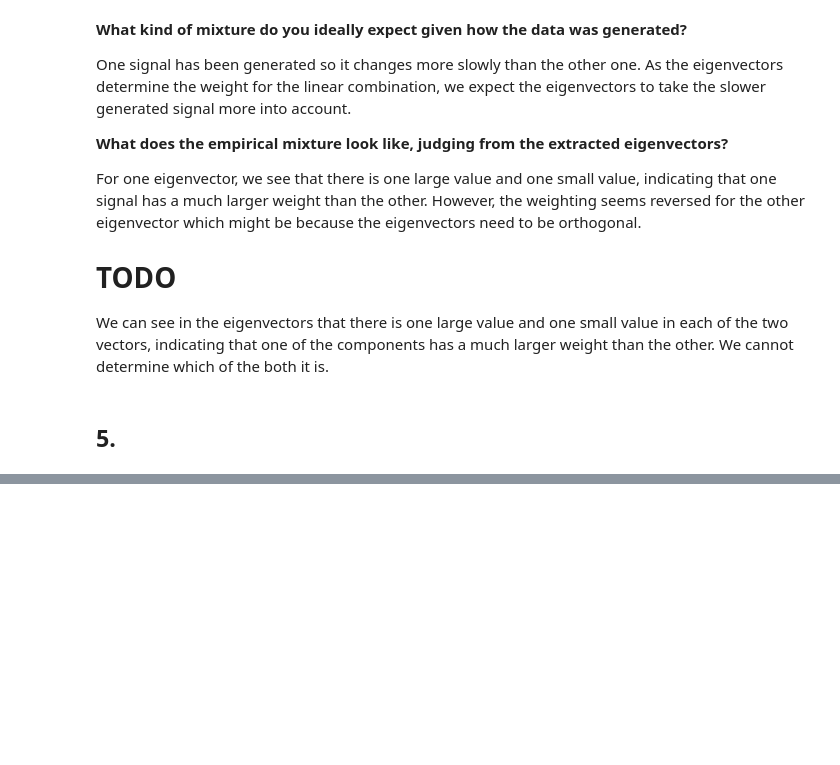
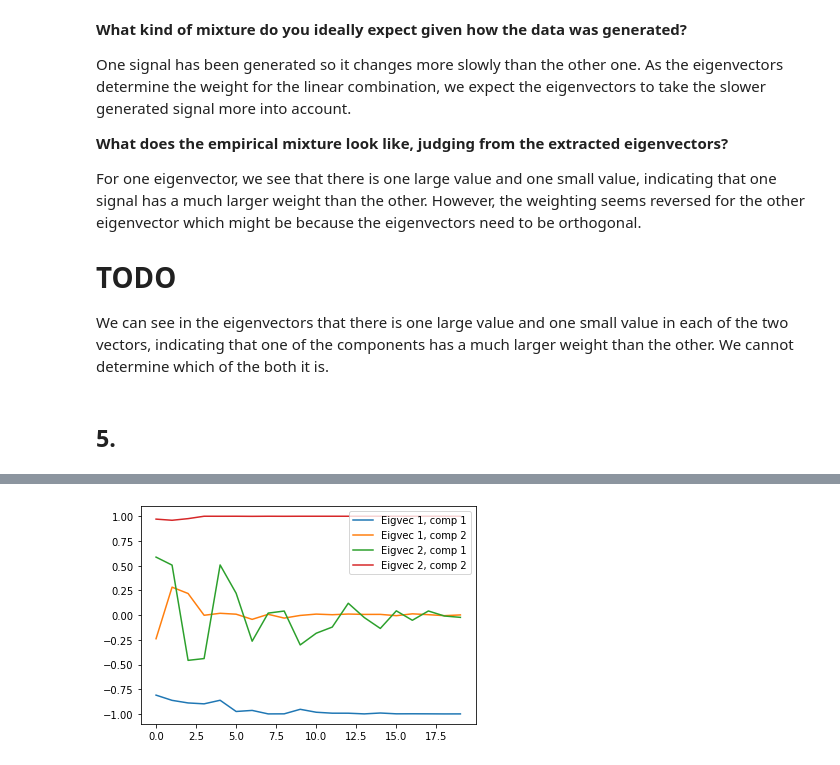
Before and after one commit to DorotheaMueller/mhbf, a Jupyter notebook: ex_2_budding_mueller.ipynb, the cells around one changed output, grey strips where cells are left out. Cells and saved outputs as stored; diff of their text form; code cells hidden in the pictures; blank space fills up the shorter version.

```diff
--- a/ex_2_budding_mueller.ipynb
+++ b/ex_2_budding_mueller.ipynb
@@ -103,19 +101,4 @@ For one eigenvector, we see that there is one large value and one small value, i
 We can see in the eigenvectors that there is one large value and one small value in each of the two vectors, indicating that one of the components has a much larger weight than the other. We cannot determine which of the both it is.
 # %% [markdown]
 ## 5.
-# %%
-def linear_SFA(sample_size, tau = 30):
-    # Generate signal.
-
-    eps = 1/tau**2
-    signal = generate_random_signal(sample_size, eps)
-    # Zero mean.
-    signal = signal - np.mean(signal)
-    # Unit variance.
-    signal /= np.std(signal)
-
-    C = np.cov(signal)
-    C_derivative = np.diff(signal) @ np.diff(signal).T / (T-1)
-    eigval, eigvec = eig(C_derivative, C)
-    return eigvec
 # %%
@@ -151,0 +113,14 @@ ValueError: Invalid number of FFT data points (0) specified.
+# %%
+def linear_SFA(sample_sizes, all_tau):
+    eigvecs_for_sample_sizes = []
+    eigvals_for_sample_sizes = []
+
+    for sample_size in sample_sizes:
+        X = generate_signals_different_tau(all_tau, sample_size)
+        eigvec, eigval = calculate_eigvec(X)
+        eigvecs_for_sample_sizes.append(eigvec)
+        eigvals_for_sample_sizes.append(eigval)
+
+    return eigvecs_for_sample_sizes, eigvals_for_sample_sizes
+# %%
+eigvecs, eigvals = linear_SFA(sample_sizes, all_tau)
@@ -151,0 +131,12 @@ ValueError: Invalid number of FFT data points (0) specified.
+# %%
+# for i, eigvec in enumerate(eigvecs):
+eigvecs = np.array(eigvecs)
+
+plt.plot(eigvecs[:, 0, 0], label = 'Eigvec 1, comp 1')
+plt.plot(eigvecs[:, 0, 1], label = 'Eigvec 1, comp 2')
+plt.plot(eigvecs[:, 1, 0], label = 'Eigvec 2, comp 1')
+plt.plot(eigvecs[:, 1, 1], label = 'Eigvec 2, comp 2')
+plt.legend();
+# TODO: set xticks accordingly, title etc.
+# %% [output]
+[figure, added]
```
Also changed, not shown: parts of 14 cells of this notebook.
